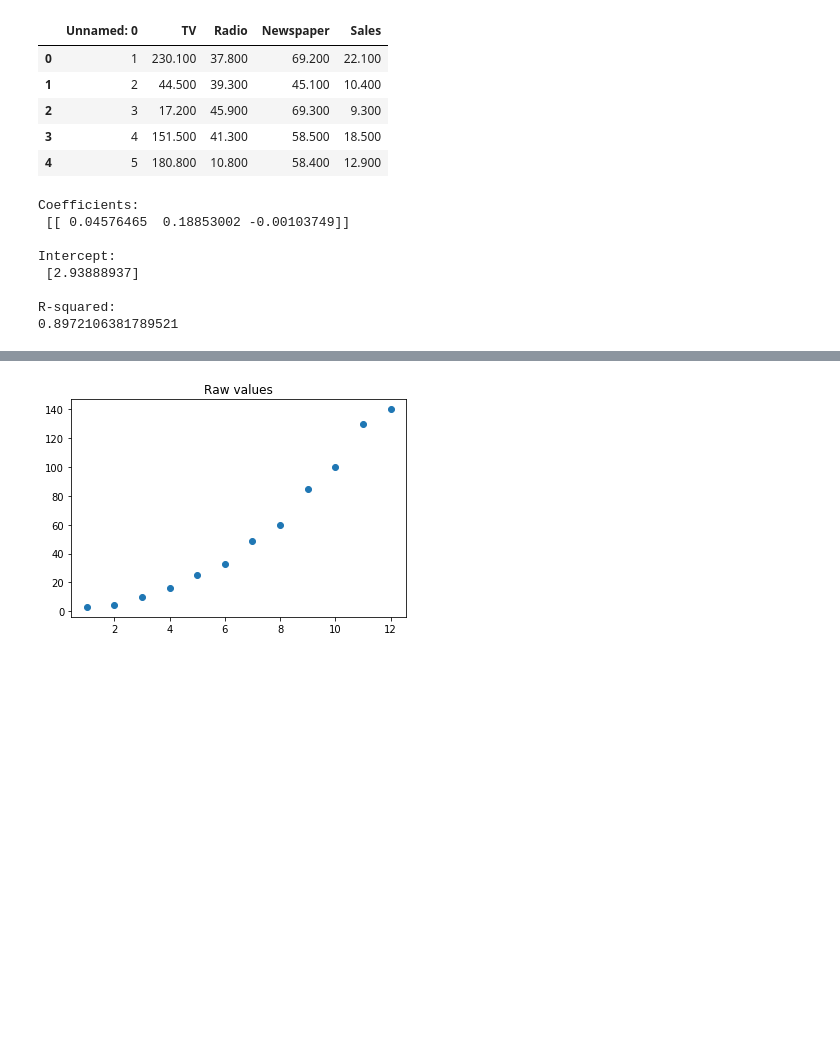
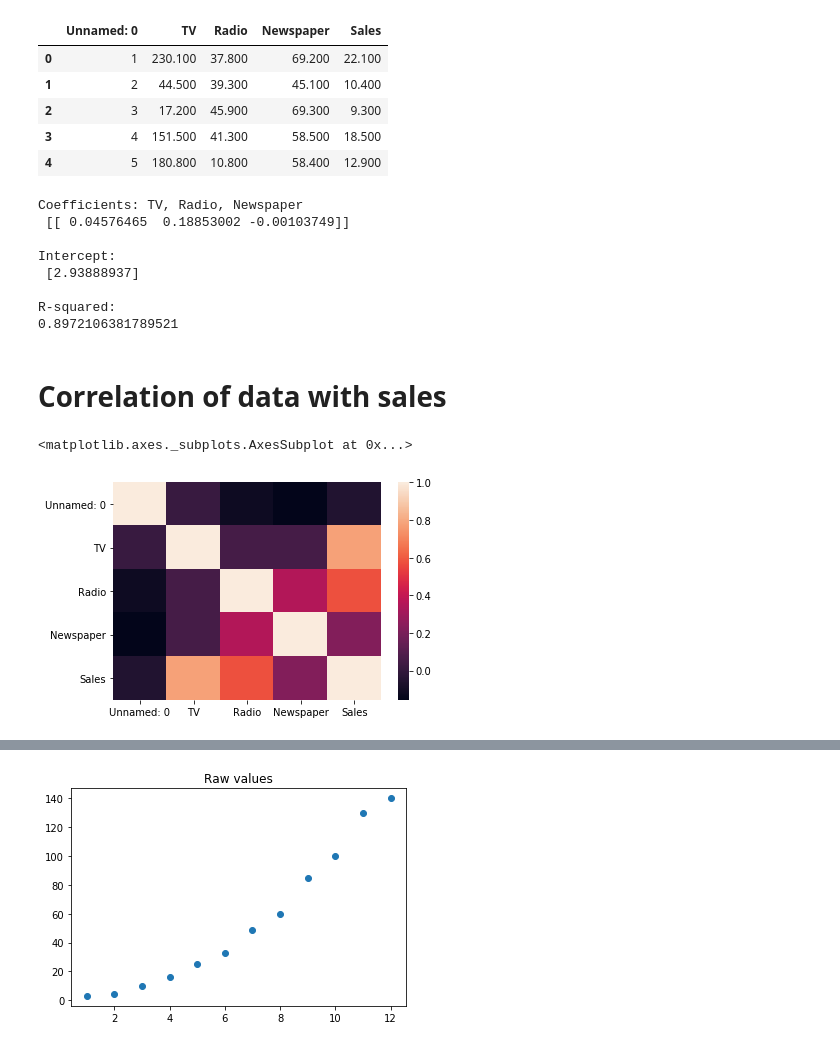
Before and after one commit to lgofish/U2Lesson3, a Jupyter notebook: U2L4-3.ipynb, the cells around one changed output, grey strips where cells are left out. Cells and saved outputs as stored; diff of their text form; code cells hidden in the pictures; blank space fills up the shorter version.

```diff
--- a/U2L4-3.ipynb
+++ b/U2L4-3.ipynb
@@ -32,7 +32,7 @@ X = data[['TV','Radio','Newspaper']]
 regr.fit(X, Y)
 
 # Inspect the results.
-print('\nCoefficients: \n', regr.coef_)
+print('\nCoefficients: TV, Radio, Newspaper \n', regr.coef_)
 print('\nIntercept: \n', regr.intercept_)
 print('\nR-squared:')
 print(regr.score(X, Y))
@@ -43,7 +43,7 @@ print(regr.score(X, Y))
 | 2 | 3 | 17.200 | 45.900 | 69.300 | 9.300 |
 | 3 | 4 | 151.500 | 41.300 | 58.500 | 18.500 |
 | 4 | 5 | 180.800 | 10.800 | 58.400 | 12.900 |
-Coefficients:
+Coefficients: TV, Radio, Newspaper
  [[ 0.04576465  0.18853002 -0.00103749]]
 
 Intercept:
@@ -51,3 +51,10 @@ Intercept:
 
 R-squared:
 0.8972106381789521
+# %% [markdown]
+# Correlation of data with sales
+# %%
+sns.heatmap(data.corr())
+# %% [output]
+<matplotlib.axes._subplots.AxesSubplot at 0x...>
+[figure, added]
```
Also changed, not shown: parts of 19 cells of this notebook, 3 other files.
